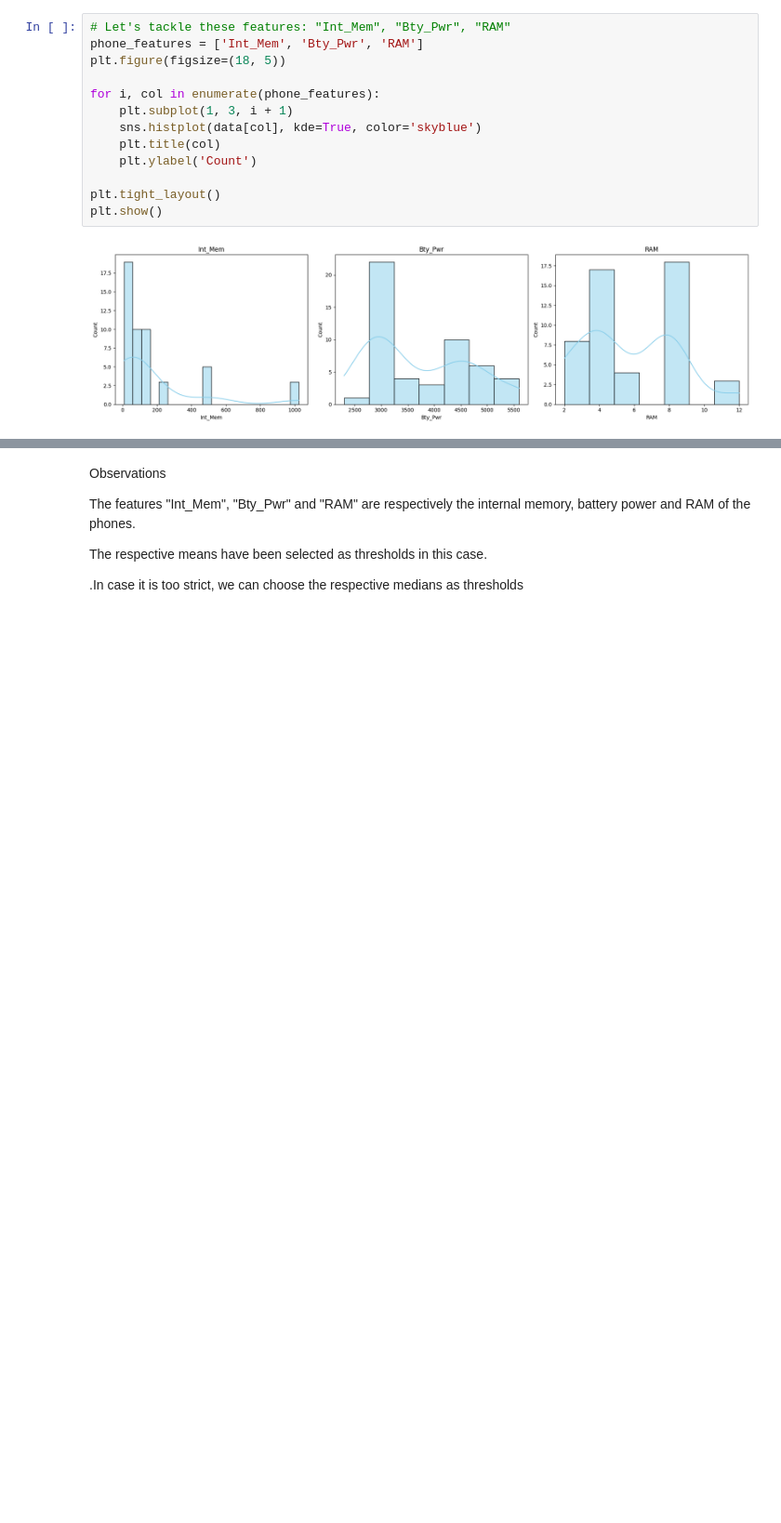
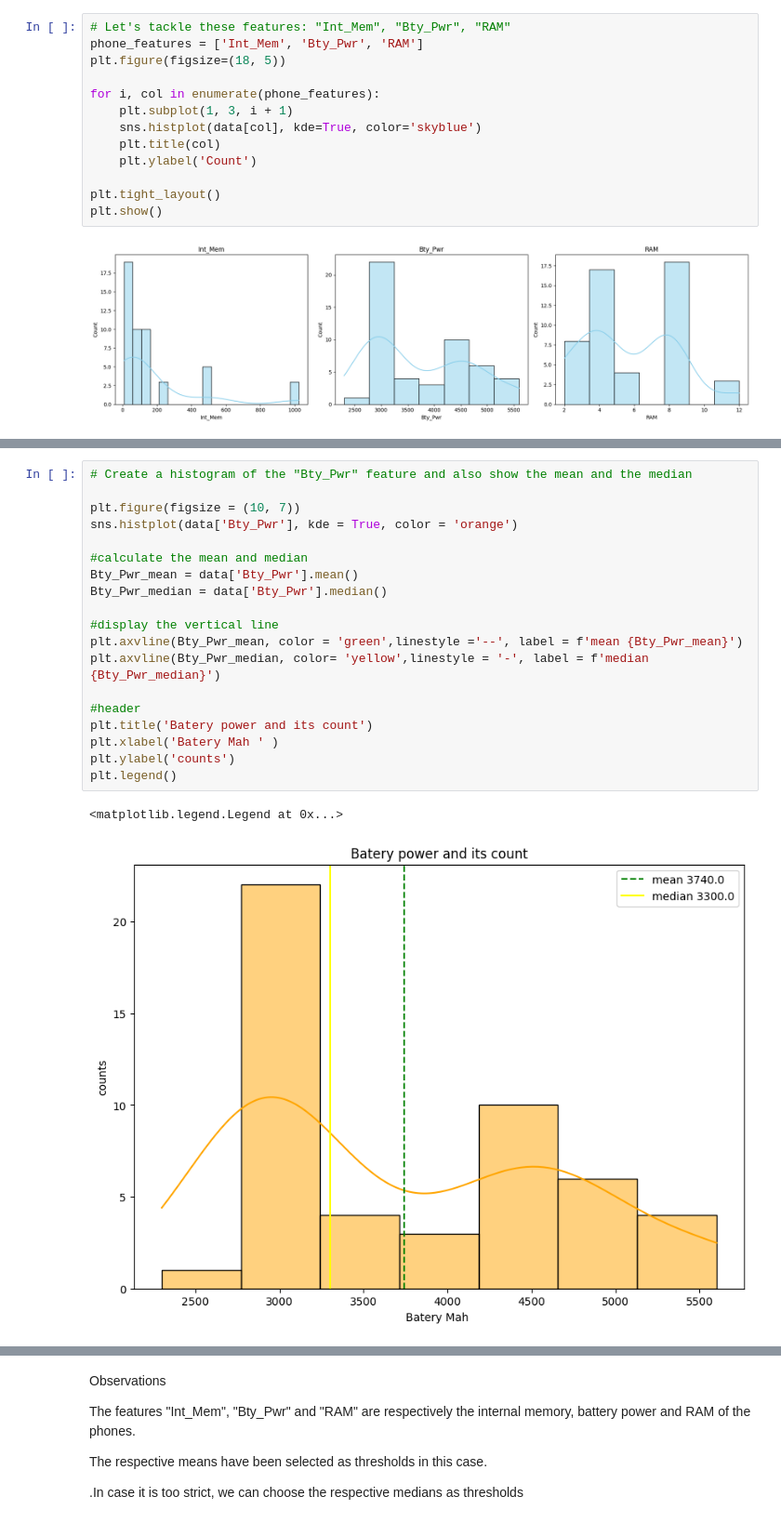
Before and after one commit to Subodhoraw/statistics-module-, a Jupyter notebook: Statistics Module Assignment.ipynb, the cells around one changed output, grey strips where cells are left out. Shown at 93% size. Cells and saved outputs as stored; diff of their text form; blank space fills up the shorter version.

```diff
--- a/Statistics Module Assignment.ipynb
+++ b/Statistics Module Assignment.ipynb
@@ -533,0 +549,22 @@ plt.show()
+# %%
+# Create a histogram of the "Bty_Pwr" feature and also show the mean and the median
+
+plt.figure(figsize = (10, 7))
+sns.histplot(data['Bty_Pwr'], kde = True, color = 'orange')
+
+#calculate the mean and median
+Bty_Pwr_mean = data['Bty_Pwr'].mean()
+Bty_Pwr_median = data['Bty_Pwr'].median()
+
+#display the vertical line
+plt.axvline(Bty_Pwr_mean, color = 'green',linestyle ='--', label = f'mean {Bty_Pwr_mean}')
+plt.axvline(Bty_Pwr_median, color= 'yellow',linestyle = '-', label = f'median {Bty_Pwr_median}')
+
+#header
+plt.title('Batery power and its count')
+plt.xlabel('Batery Mah ' )
+plt.ylabel('counts')
+plt.legend()
+# %% [output]
+<matplotlib.legend.Legend at 0x...>
+[figure, added]
```
Also changed, not shown: parts of 11 cells of this notebook.
